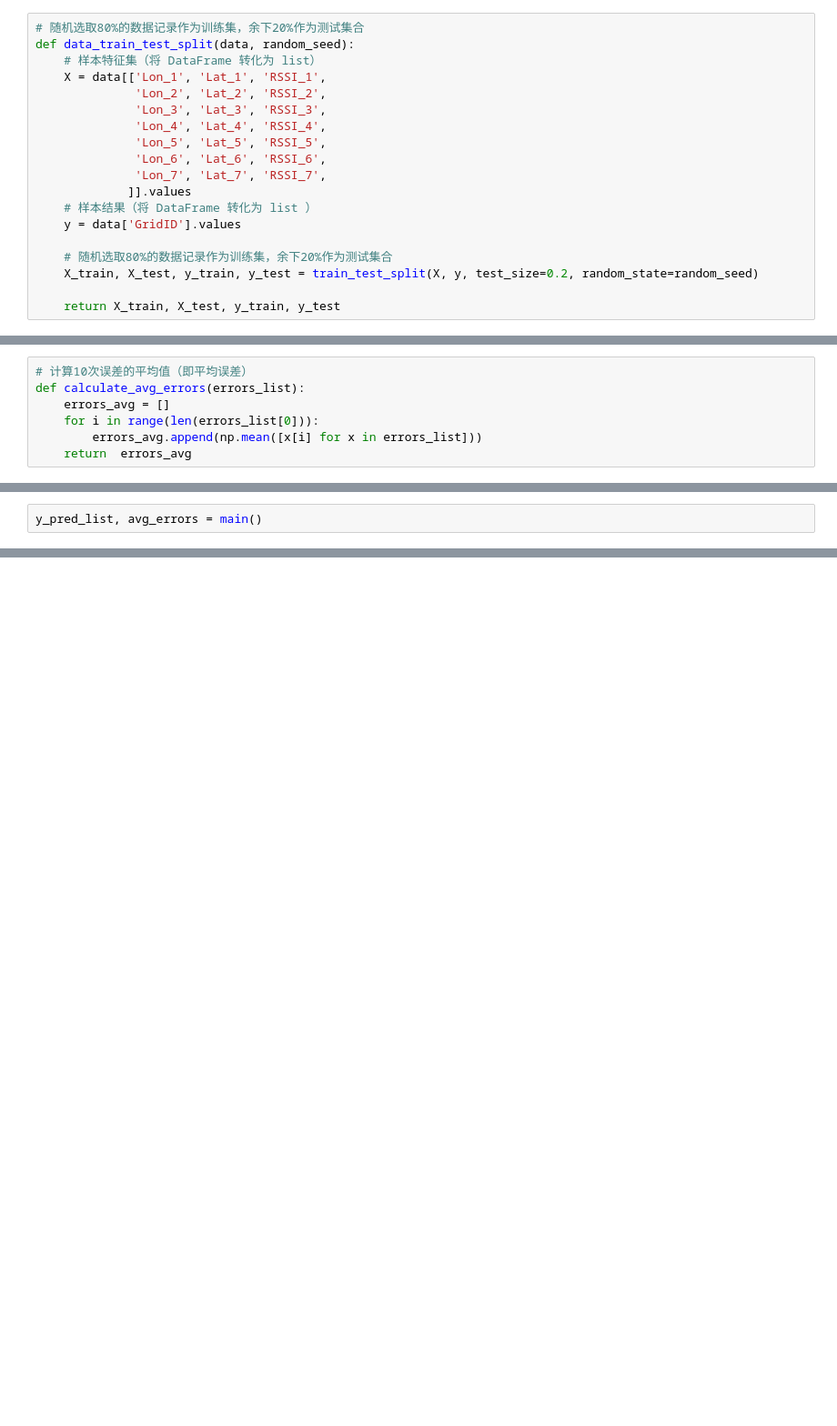
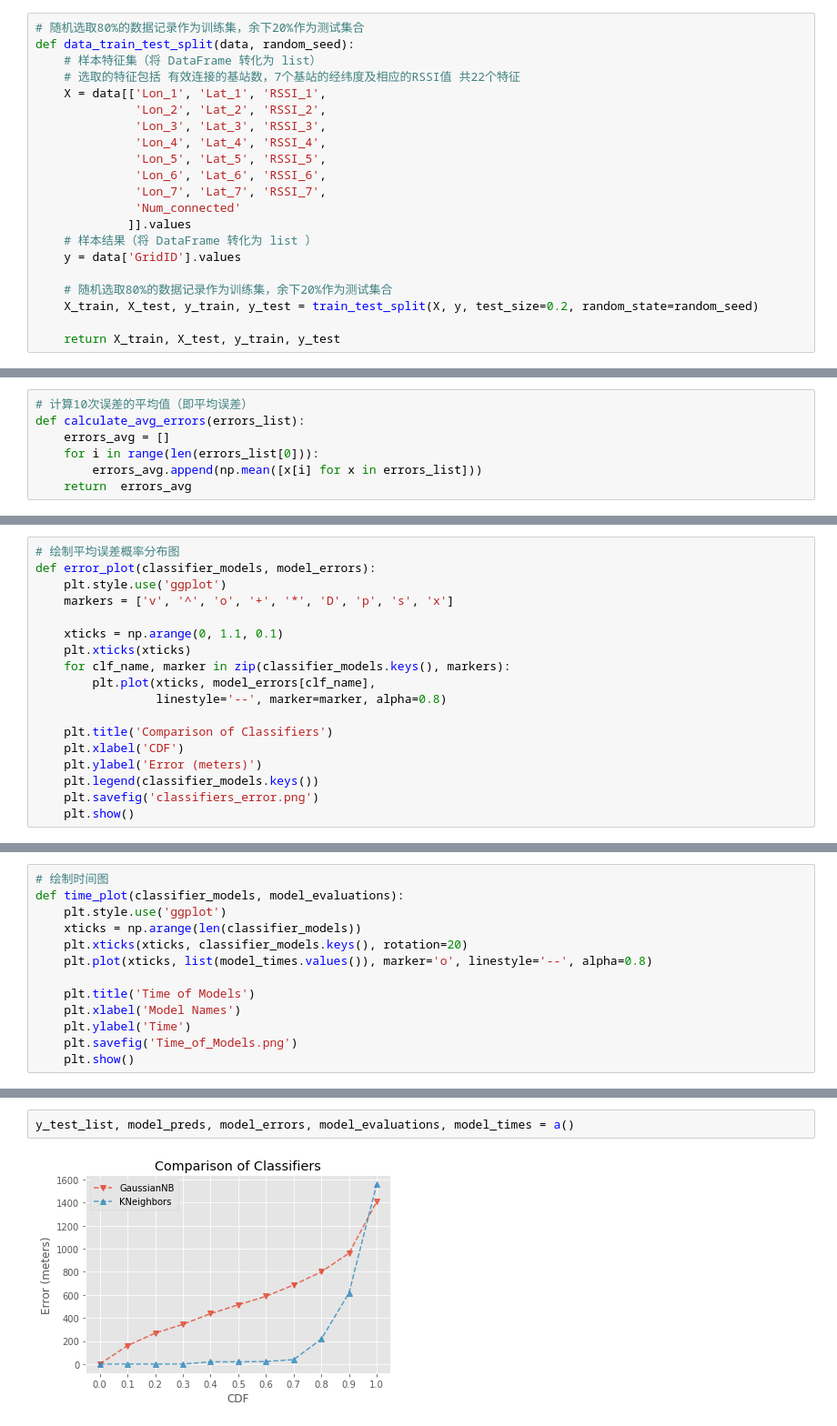
Before and after one commit to yirui-wang-0212/420235DataMining, a Jupyter notebook: hw3/1552651+hw3/q1/q1.ipynb, the cells around one changed output, grey strips where cells are left out. Shown at 91% size. Drawn from its saved outputs; the diff is of its cells as text; blank space fills up the shorter version.

```diff
--- a/hw3/1552651+hw3/q1/q1.ipynb
+++ b/hw3/1552651+hw3/q1/q1.ipynb
@@ -119,6 +121,7 @@ def add_gridID(data):
 # 随机选取80%的数据记录作为训练集，余下20%作为测试集合
 def data_train_test_split(data, random_seed):
     # 样本特征集（将 DataFrame 转化为 list）
+    # 选取的特征包括 有效连接的基站数，7个基站的经纬度及相应的RSSI值 共22个特征
     X = data[['Lon_1', 'Lat_1', 'RSSI_1',
               'Lon_2', 'Lat_2', 'RSSI_2',
               'Lon_3', 'Lat_3', 'RSSI_3',
@@ -126,6 +129,7 @@ def data_train_test_split(data, random_seed):
               'Lon_5', 'Lat_5', 'RSSI_5',
               'Lon_6', 'Lat_6', 'RSSI_6',
               'Lon_7', 'Lat_7', 'RSSI_7',
+              'Num_connected'
              ]].values
     # 样本结果（将 DataFrame 转化为 list ）
     y = data['GridID'].values
@@ -242,2 +244,0 @@ def main():
-# %%
-y_pred_list, avg_errors = main()
@@ -325,0 +245,18 @@ listVal
+# %%
+# 绘制平均误差概率分布图
+def error_plot(classifier_models, model_errors):
+    plt.style.use('ggplot')
+    markers = ['v', '^', 'o', '+', '*', 'D', 'p', 's', 'x']
+
+    xticks = np.arange(0, 1.1, 0.1)
+    plt.xticks(xticks)
+    for clf_name, marker in zip(classifier_models.keys(), markers):
+        plt.plot(xticks, model_errors[clf_name],
+                 linestyle='--', marker=marker, alpha=0.8)
+
+    plt.title('Comparison of Classifiers')
+    plt.xlabel('CDF')
+    plt.ylabel('Error (meters)')
+    plt.legend(classifier_models.keys())
+    plt.savefig('classifiers_error.png')
+    plt.show()
@@ -325,0 +296,13 @@ listVal
+# %%
+# 绘制时间图
+def time_plot(classifier_models, model_evaluations):
+    plt.style.use('ggplot')
+    xticks = np.arange(len(classifier_models))
+    plt.xticks(xticks, classifier_models.keys(), rotation=20)
+    plt.plot(xticks, list(model_times.values()), marker='o', linestyle='--', alpha=0.8)
+
+    plt.title('Time of Models')
+    plt.xlabel('Model Names')
+    plt.ylabel('Time')
+    plt.savefig('Time_of_Models.png')
+    plt.show()
@@ -325,0 +369,4 @@ listVal
+# %%
+y_test_list, model_preds, model_errors, model_evaluations, model_times = a()
+# %% [output]
+[figure, added]
```
Also changed, not shown: parts of 16 cells of this notebook, 5 other files.
